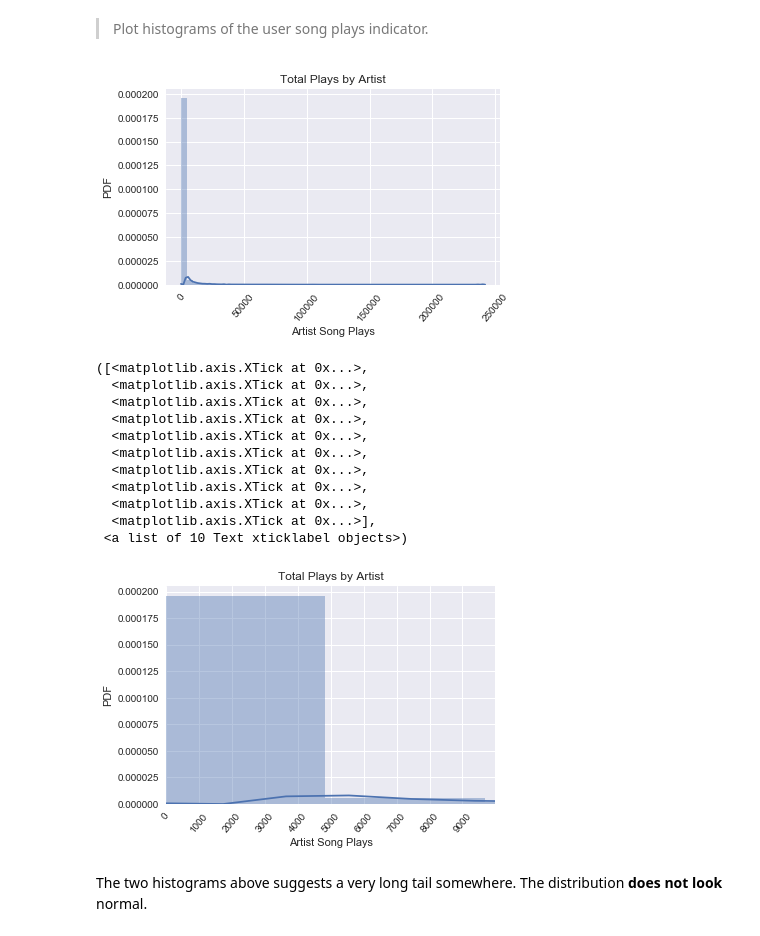
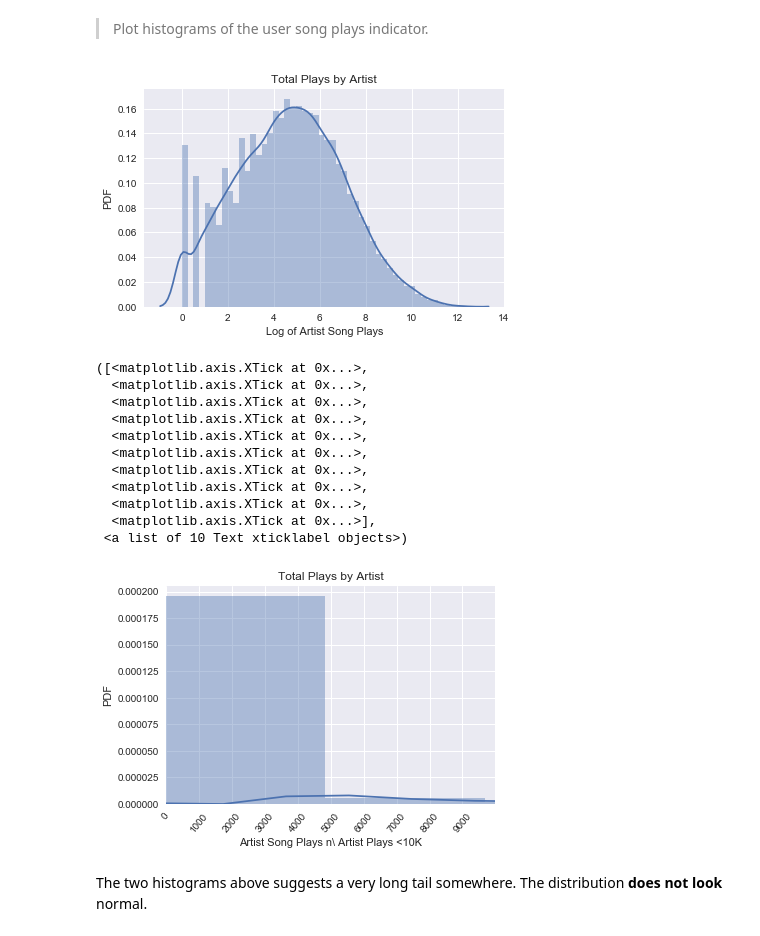
Before and after one commit to IvetteMTapia/Capstone1_Songs-Recommender_System, a Jupyter notebook: Exploratory Analysis and Statistical Inference.ipynb, the cells around one changed output. Saved outputs shown, nothing was run; the diff lists cells and outputs as text; code cells hidden in the pictures.

Commit message:
User listens graphs with log scaling
User listens graphs with log scaling

```diff
--- a/Exploratory Analysis and Statistical Inference.ipynb
+++ b/Exploratory Analysis and Statistical Inference.ipynb
@@ -945,19 +933,19 @@ artist_plays.describe()
 # %%
 sns.set()
 
-sns.distplot(artist_plays.play,norm_hist=True)
+sns.distplot(np.log(artist_plays.play),norm_hist=True)
 
 plt.ylabel('PDF')
 
-plt.xlabel('Artist Song Plays')
+plt.xlabel('Log of Artist Song Plays')
 
 plt.title('Total Plays by Artist')
 
-plt.xticks(rotation = 50)
+#plt.xticks(rotation = 50)
 
 plt.tight_layout()
 # %% [output]
-[figure, old version]
+[figure, new version]
 # %%
 #Histogram of song listens when artist plays <=10000
 
@@ -965,7 +953,7 @@ sns.distplot(artist_plays.play)
 
 plt.ylabel('PDF')
 
-plt.xlabel('Artist Song Plays')
+plt.xlabel('Artist Song Plays n\ Artist Plays <10K')
 
 plt.title('Total Plays by Artist')
 
@@ -988,7 +976,7 @@ plt.xticks(x_ticks,rotation = 50)
   <matplotlib.axis.XTick at 0x...>,
   <matplotlib.axis.XTick at 0x...>],
  <a list of 10 Text xticklabel objects>)
-[figure, old version]
+[figure, new version]
 # %% [markdown]
 The two histograms above suggests a very long tail somewhere. The distribution **does not look** normal.
 # %% [markdown]
```
Also changed, not shown: parts of 4 cells of this notebook.
